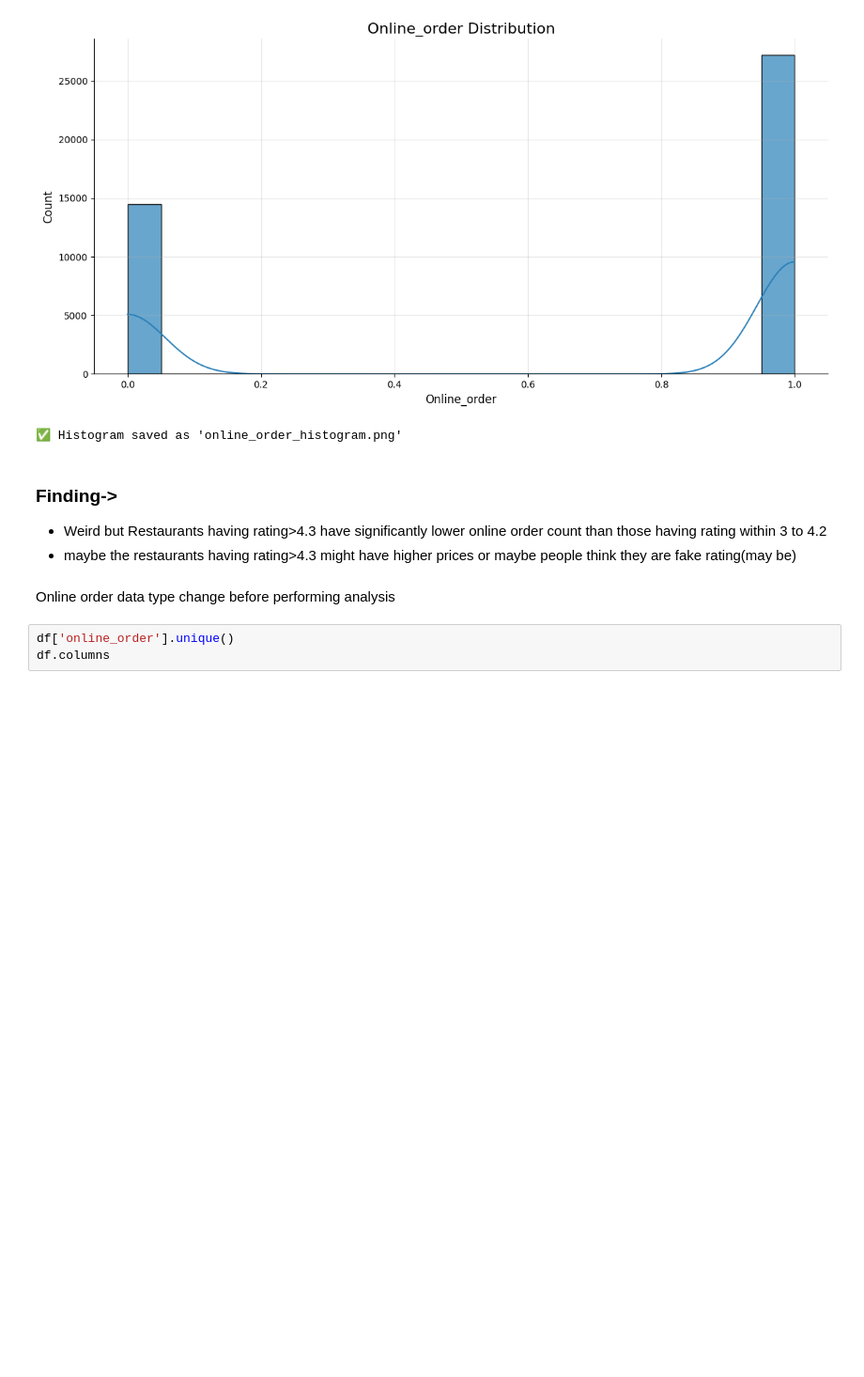
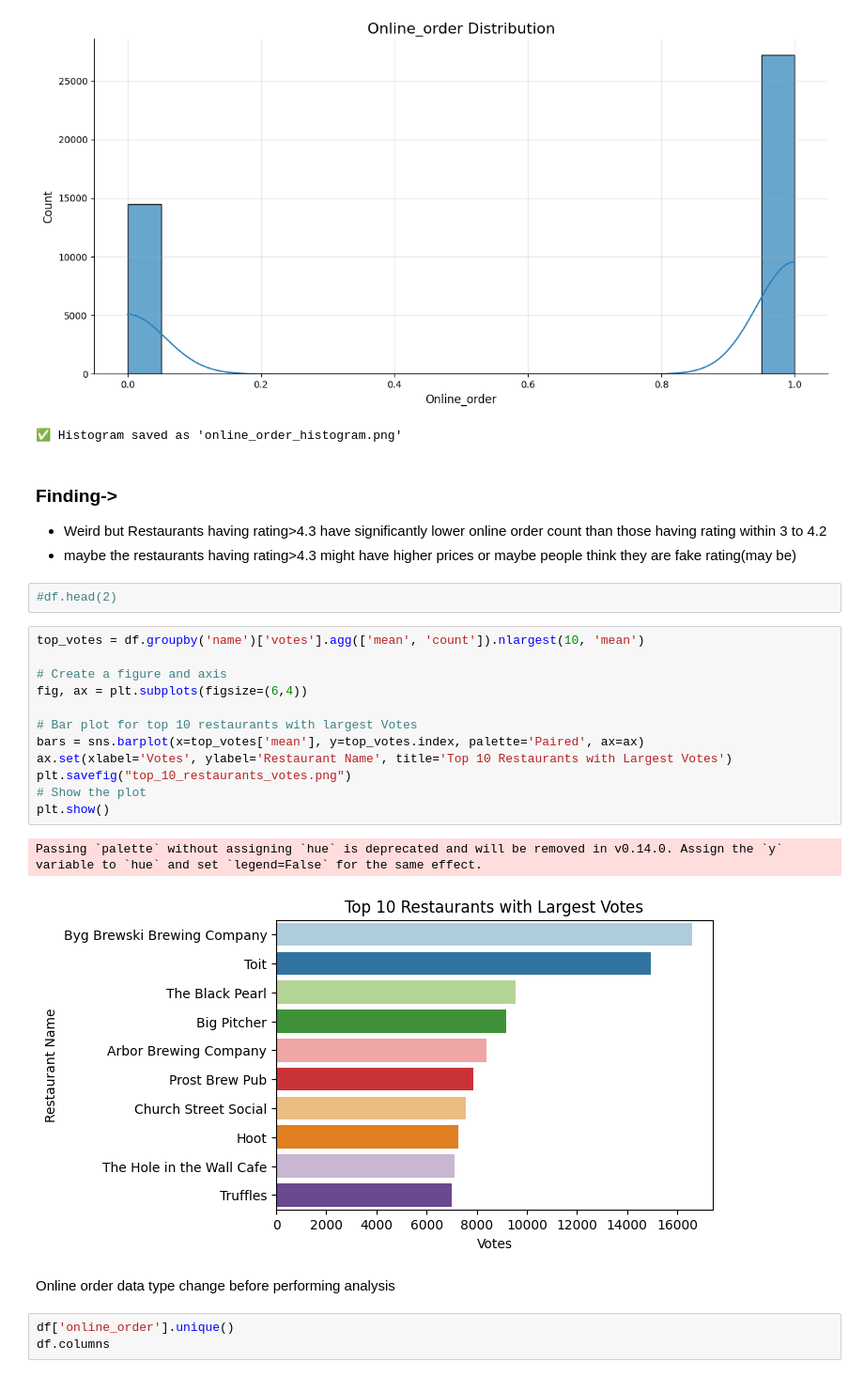
Before and after one commit to bhavbooks/Zomato-Restaurants-Rating-Prediction-, a Jupyter notebook: src/EDA.ipynb, the cells around one changed output. Shown: that part at 94% size. Saved outputs shown, nothing was run; the diff lists cells and outputs as text; blank space fills up the shorter version.

```diff
--- a/src/EDA.ipynb
+++ b/src/EDA.ipynb
@@ -606,6 +606,23 @@ hist_plot(df, 'online_order', plot_name='online_order_histogram', bins=20)
 ### Finding->
 - Weird but Restaurants having rating>4.3 have significantly lower online order count than those having rating within 3 to 4.2
 - maybe the restaurants having rating>4.3 might have higher prices or maybe people think they are fake rating(may be)
+# %%
+#df.head(2)
+# %%
+top_votes = df.groupby('name')['votes'].agg(['mean', 'count']).nlargest(10, 'mean')
+
+# Create a figure and axis
+fig, ax = plt.subplots(figsize=(6,4))
+
+# Bar plot for top 10 restaurants with largest Votes
+bars = sns.barplot(x=top_votes['mean'], y=top_votes.index, palette='Paired', ax=ax)
+ax.set(xlabel='Votes', ylabel='Restaurant Name', title='Top 10 Restaurants with Largest Votes')
+plt.savefig("top_10_restaurants_votes.png")
+# Show the plot
+plt.show()
+# %% [output]
+Passing `palette` without assigning `hue` is deprecated and will be removed in v0.14.0. Assign the `y` variable to `hue` and set `legend=False` for the same effect.
+[figure, added]
 # %% [markdown]
 Online order data type change before performing analysis
 # %%
```
Also changed, not shown: parts of 1 cell of this notebook, 5 other files.
